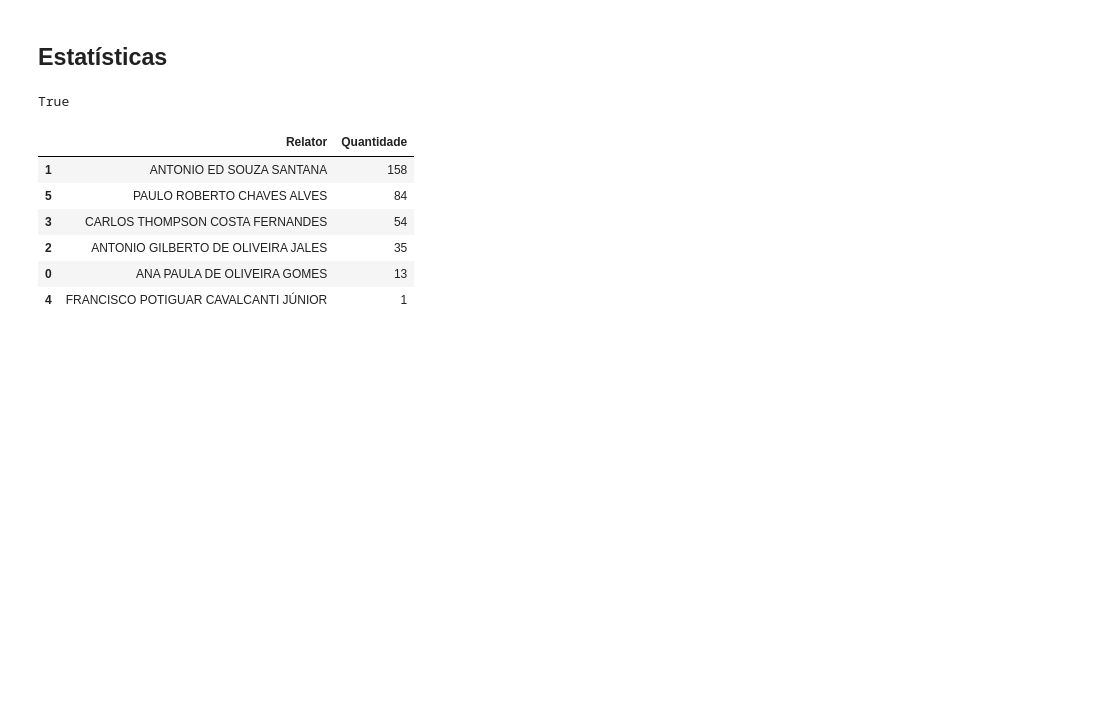
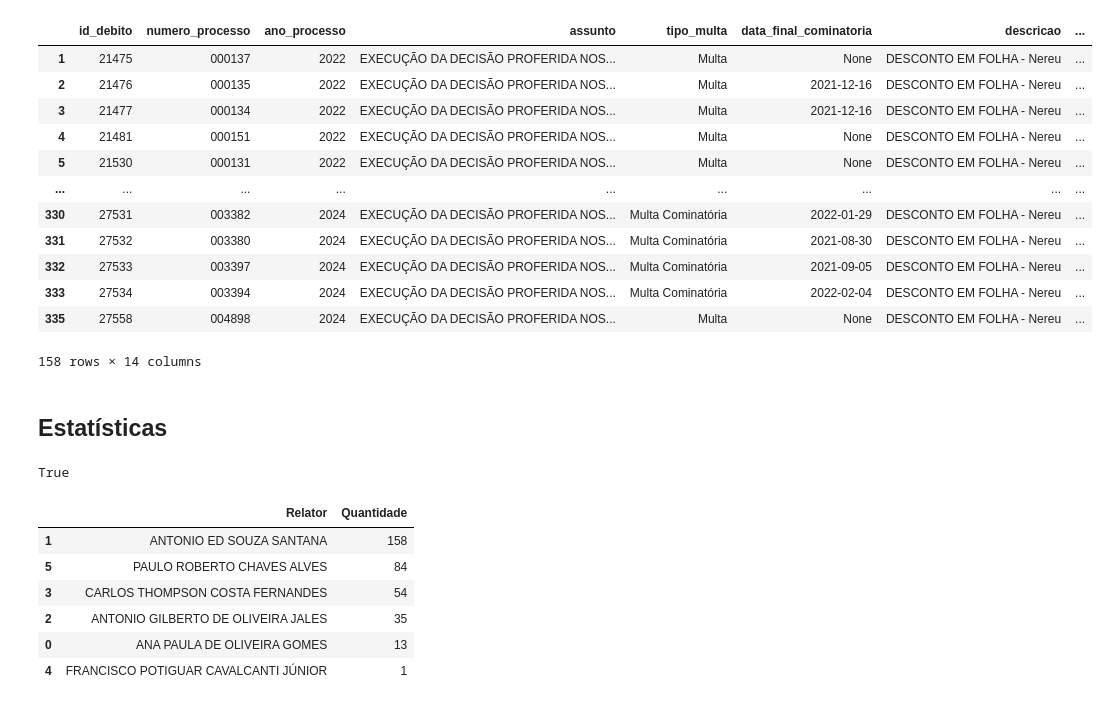
Before and after one commit to eduardoplima/ccd, a Jupyter notebook: scripts/lab_nereu.ipynb, the cells around one changed output. Drawn from its saved outputs; the diff is of its cells as text; code cells hidden in the pictures; blank space fills up the shorter version.

```diff
--- a/scripts/lab_nereu.ipynb
+++ b/scripts/lab_nereu.ipynb
@@ -68,3 +71,19 @@ processos_ed = processos_nereu[processos_nereu.nome == 'ANTONIO ED SOUZA SANTANA
+# %%
+debitos_ed
+# %% [output]
+|  | id_debito | numero_processo | ano_processo | assunto | tipo_multa | data_final_cominatoria | descricao | ... |
+| 1 | 21475 | 000137 | 2022 | EXECUÇÃO DA DECISÃO PROFERIDA NOS... | Multa | None | DESCONTO EM FOLHA - Nereu | ... |
+| 2 | 21476 | 000135 | 2022 | EXECUÇÃO DA DECISÃO PROFERIDA NOS... | Multa | 2021-12-16 | DESCONTO EM FOLHA - Nereu | ... |
+| 3 | 21477 | 000134 | 2022 | EXECUÇÃO DA DECISÃO PROFERIDA NOS... | Multa | 2021-12-16 | DESCONTO EM FOLHA - Nereu | ... |
+| 4 | 21481 | 000151 | 2022 | EXECUÇÃO DA DECISÃO PROFERIDA NOS... | Multa | None | DESCONTO EM FOLHA - Nereu | ... |
+| 5 | 21530 | 000131 | 2022 | EXECUÇÃO DA DECISÃO PROFERIDA NOS... | Multa | None | DESCONTO EM FOLHA - Nereu | ... |
+| ... | ... | ... | ... | ... | ... | ... | ... | ... |
+| 330 | 27531 | 003382 | 2024 | EXECUÇÃO DA DECISÃO PROFERIDA NOS... | Multa Cominatória | 2022-01-29 | DESCONTO EM FOLHA - Nereu | ... |
+| 331 | 27532 | 003380 | 2024 | EXECUÇÃO DA DECISÃO PROFERIDA NOS... | Multa Cominatória | 2021-08-30 | DESCONTO EM FOLHA - Nereu | ... |
+| 332 | 27533 | 003397 | 2024 | EXECUÇÃO DA DECISÃO PROFERIDA NOS... | Multa Cominatória | 2021-09-05 | DESCONTO EM FOLHA - Nereu | ... |
+| 333 | 27534 | 003394 | 2024 | EXECUÇÃO DA DECISÃO PROFERIDA NOS... | Multa Cominatória | 2022-02-04 | DESCONTO EM FOLHA - Nereu | ... |
+| 335 | 27558 | 004898 | 2024 | EXECUÇÃO DA DECISÃO PROFERIDA NOS... | Multa | None | DESCONTO EM FOLHA - Nereu | ... |
+158 rows × 14 columns
 # %% [markdown]
 ## Estatísticas
 # %%
```
Also changed, not shown: parts of 9 cells of this notebook, 4 other files.
